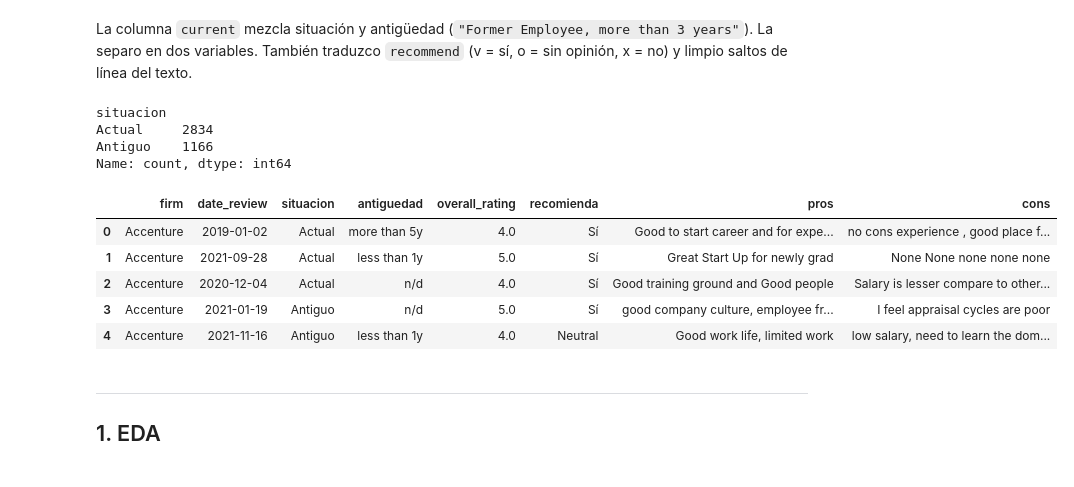
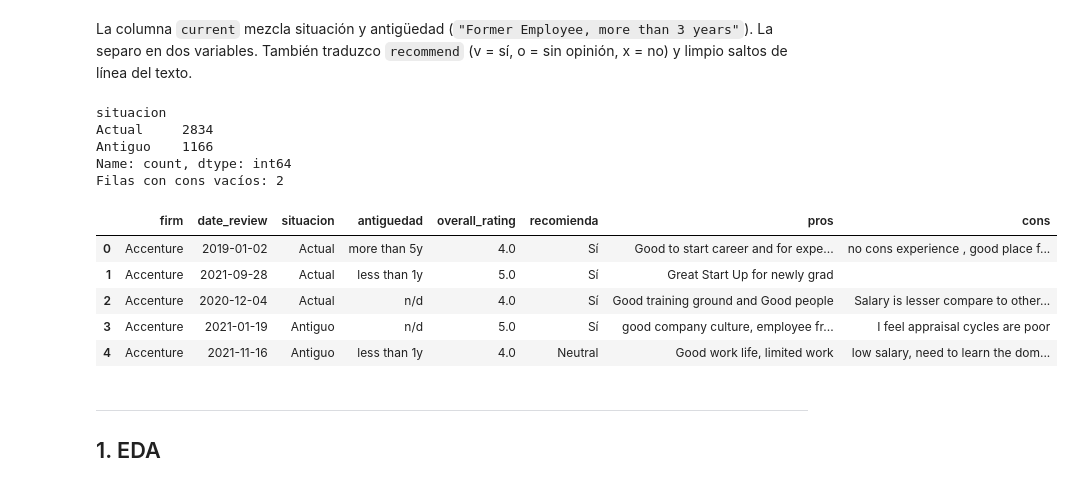
Before and after one commit to migueldevesaferrer/consulting-it-employer-reputation-intelligence, a Jupyter notebook: notebooks/consulting-it-employer-reputation-intelligence.ipynb, the cells around one changed output. Cells and saved outputs as stored; diff of their text form; code cells hidden in the pictures.

```diff
--- a/notebooks/consulting-it-employer-reputation-intelligence.ipynb
+++ b/notebooks/consulting-it-employer-reputation-intelligence.ipynb
@@ -67,35 +67,39 @@ La columna `current` mezcla situación y antigüedad (`"Former Employee, more th
 # %%
 def situacion(s):
     s = str(s).lower()
     if s.startswith('current'):
         return 'Actual'
     if s.startswith('former'):
         return 'Antiguo'
     return 'Desconocido'
 
 def antiguedad(s):
     m = re.search(r'(less|more) than (\d+) year', str(s))
     return f'{m.group(1)} than {m.group(2)}y' if m else 'n/d'
 
 df['situacion'] = df['current'].map(situacion)
 df['antiguedad'] = df['current'].map(antiguedad)
 df['recomienda'] = df['recommend'].map({'v': 'Sí', 'o': 'Neutral', 'x': 'No'})
 df['date_review'] = pd.to_datetime(df['date_review'])
 df['anio'] = df['date_review'].dt.year
 
 for col in ['pros', 'cons']:
-    df[col] = df[col].astype(str).str.replace(r'\s+', ' ', regex=True).str.strip()
+    df[col] = (df[col].fillna('').astype(str)
+               .str.replace(r'\s+', ' ', regex=True).str.strip()
+               .str.replace(r'(?i)^(?:none\s*)+$', '', regex=True))
 
 print(df['situacion'].value_counts())
+print('Filas con cons vacíos:', df['cons'].eq('').sum())
 df[['firm', 'date_review', 'situacion', 'antiguedad', 'overall_rating', 'recomienda', 'pros', 'cons']].head()
 # %% [output]
 situacion
 Actual     2834
 Antiguo    1166
 Name: count, dtype: int64
+Filas con cons vacíos: 2
 |  | firm | date_review | situacion | antiguedad | overall_rating | recomienda | pros | cons |
 | 0 | Accenture | 2019-01-02 | Actual | more than 5y | 4.0 | Sí | Good to start career and for expe... | no cons experience , good place f... |
-| 1 | Accenture | 2021-09-28 | Actual | less than 1y | 5.0 | Sí | Great Start Up for newly grad | None None none none none |
+| 1 | Accenture | 2021-09-28 | Actual | less than 1y | 5.0 | Sí | Great Start Up for newly grad |  |
 | 2 | Accenture | 2020-12-04 | Actual | n/d | 4.0 | Sí | Good training ground and Good people | Salary is lesser compare to other... |
 | 3 | Accenture | 2021-01-19 | Antiguo | n/d | 5.0 | Sí | good company culture, employee fr... | I feel appraisal cycles are poor |
 | 4 | Accenture | 2021-11-16 | Antiguo | less than 1y | 4.0 | Neutral | Good work life, limited work | low salary, need to learn the dom... |
```
Also changed, not shown: parts of 2 cells of this notebook.
